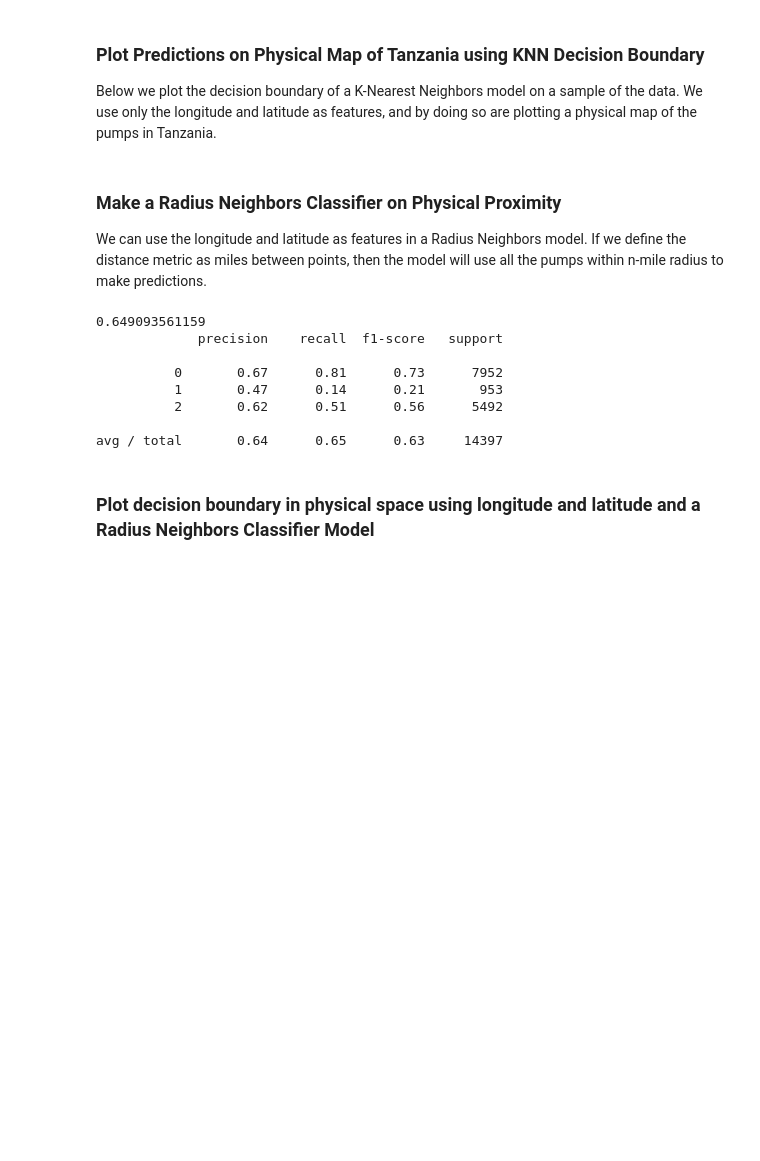
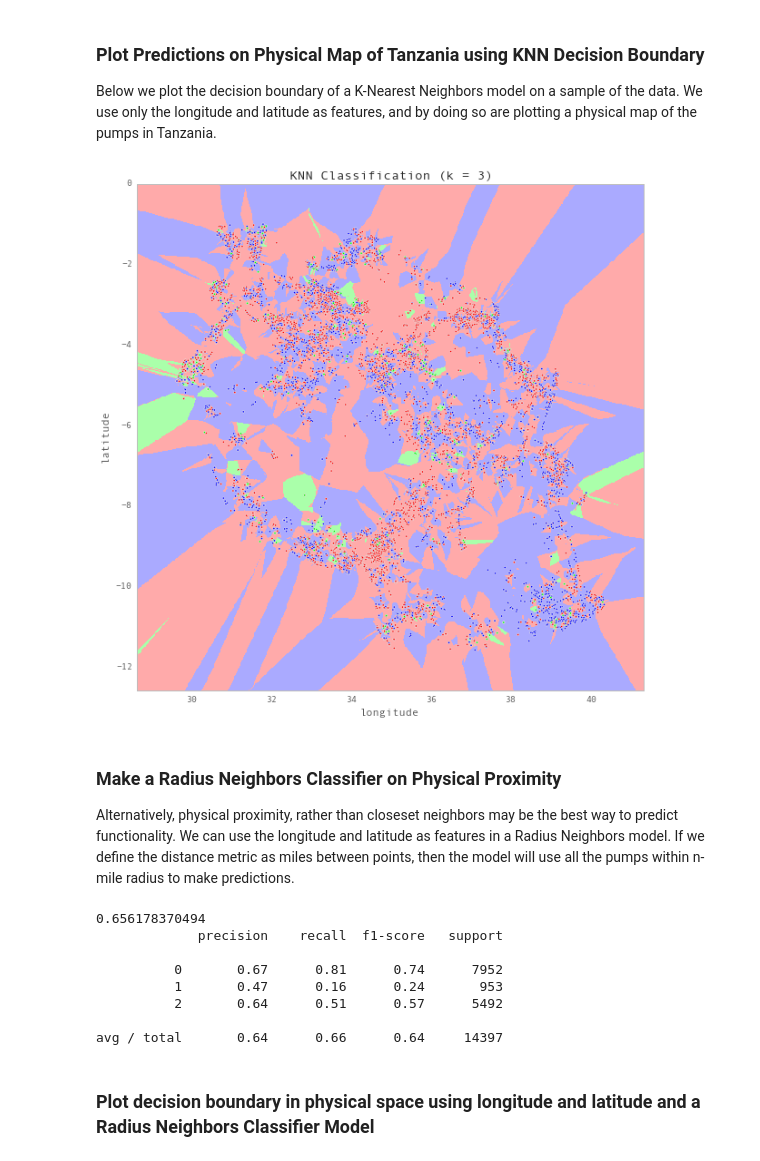
Before and after one commit to davidcereal/Water_Pumps_ML, a Jupyter notebook: notebooks/water_pump_modeling.ipynb, the cells around one changed output. Cells and saved outputs as stored; diff of their text form; code cells hidden in the pictures; blank space fills up the shorter version.

```diff
--- a/notebooks/water_pump_modeling.ipynb
+++ b/notebooks/water_pump_modeling.ipynb
@@ -216,37 +254,39 @@ clf.fit(X, y)
 ## Plot the decision boundary. Assign a color to each
 ## point in the mesh [x_min, m_max]x[y_min, y_max].
 x_min, x_max = X.iloc[:, 0].min() - 1, X.iloc[:, 0].max() + 1
 y_min, y_max = X.iloc[:, 1].min() - 1, X.iloc[:, 1].max() + 1
 xx, yy = np.meshgrid(np.arange(x_min, x_max, h),
                      np.arange(y_min, y_max, h))
 
 Z = clf.predict(np.c_[xx.ravel(), yy.ravel()])
 
 ## Put the result into a color plot
 Z = Z.reshape(xx.shape)
 plt.figure(figsize=(10,10))
 plt.pcolormesh(xx, yy, Z, cmap=cmap_light)
 
 
 ## Plot also the training points
 plt.scatter(X.iloc[:, 0], X.iloc[:, 1], c=y, s=5, cmap=cmap_bold)
 plt.xlabel('longitude')
 plt.ylabel('latitude')
 plt.xlim(xx.min(), xx.max())
 plt.ylim(yy.min(), yy.max())
 plt.title("KNN Classification (k = %i)"
           % (n_neighbors))
 
 ## Save fig to pdf
-savefig('KNN_decision_boundary.pdf', bbox_inches='tight')
+savefig('../graphs/knn_decision_boundary.pdf', bbox_inches='tight')
 
 
 
 ## Show the fig
 plt.show()
+# %% [output]
+[figure, added]
 # %% [markdown]
 ### Make a Radius Neighbors Classifier on Physical Proximity
-We can use the longitude and latitude as features in a Radius Neighbors model. If we define the distance metric as miles between points, then the model will use all the pumps within n-mile radius to make predictions.
+Alternatively, physical proximity, rather than closeset neighbors may be the best way to predict functionality. We can use the longitude and latitude as features in a Radius Neighbors model. If we define the distance metric as miles between points, then the model will use all the pumps within n-mile radius to make predictions.
 # %%
 def distance_on_unit_sphere(lat1, long1, lat2, long2):
 
@@ -306,20 +346,20 @@ def get_miles_distance(row1, row2):
 # %%
 ## Run Radius Neighbors Classifier using a distance function that gets the distance in miles between any
 ## 2 points. The radius is thus defined in miles.
-classifier = neighbors.RadiusNeighborsClassifier(radius=5, metric='pyfunc', func=get_miles_distance, outlier_label=0)
+classifier = neighbors.RadiusNeighborsClassifier(radius=4, metric='pyfunc', func=get_miles_distance, outlier_label=0)
 model_fit_kn = classifier.fit(X_train_location, y_train_location)
 accuracy = accuracy_score(y_test_location, model_fit_kn.predict(X_test_location))
 print accuracy
 print classification_report(y_test_location, model_fit_kn.predict(X_test_location))
 # %% [output]
-0.649093561159
+0.656178370494
              precision    recall  f1-score   support
 
-          0       0.67      0.81      0.73      7952
-          1       0.47      0.14      0.21       953
-          2       0.62      0.51      0.56      5492
+          0       0.67      0.81      0.74      7952
+          1       0.47      0.16      0.24       953
+          2       0.64      0.51      0.57      5492
 
-avg / total       0.64      0.65      0.63     14397
+avg / total       0.64      0.66      0.64     14397
 # %% [markdown]
 ### Plot decision boundary in physical space using longitude and latitude and a Radius Neighbors Classifier Model
 # %%
```
Also changed, not shown: parts of 29 cells of this notebook, 5 other files.
